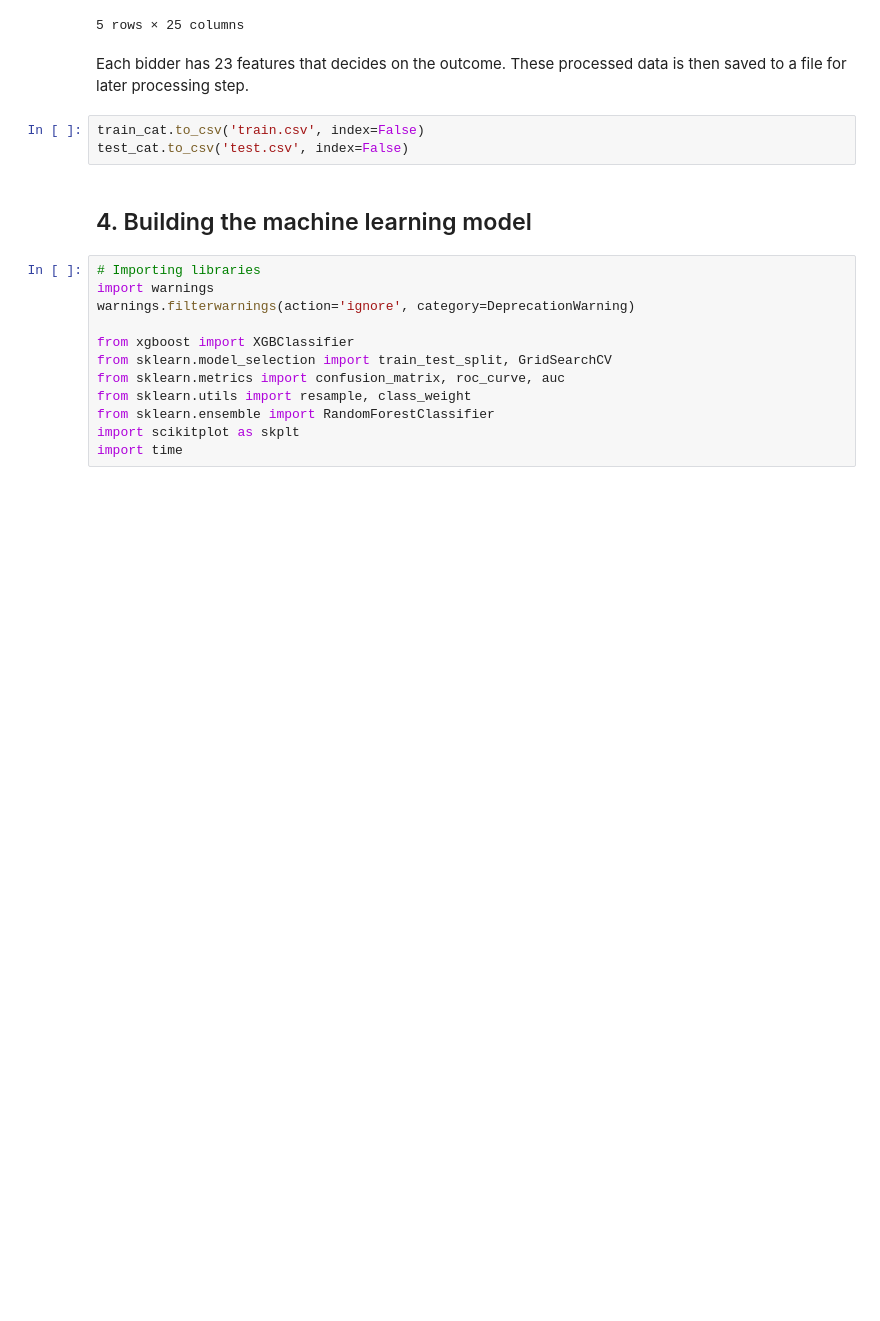
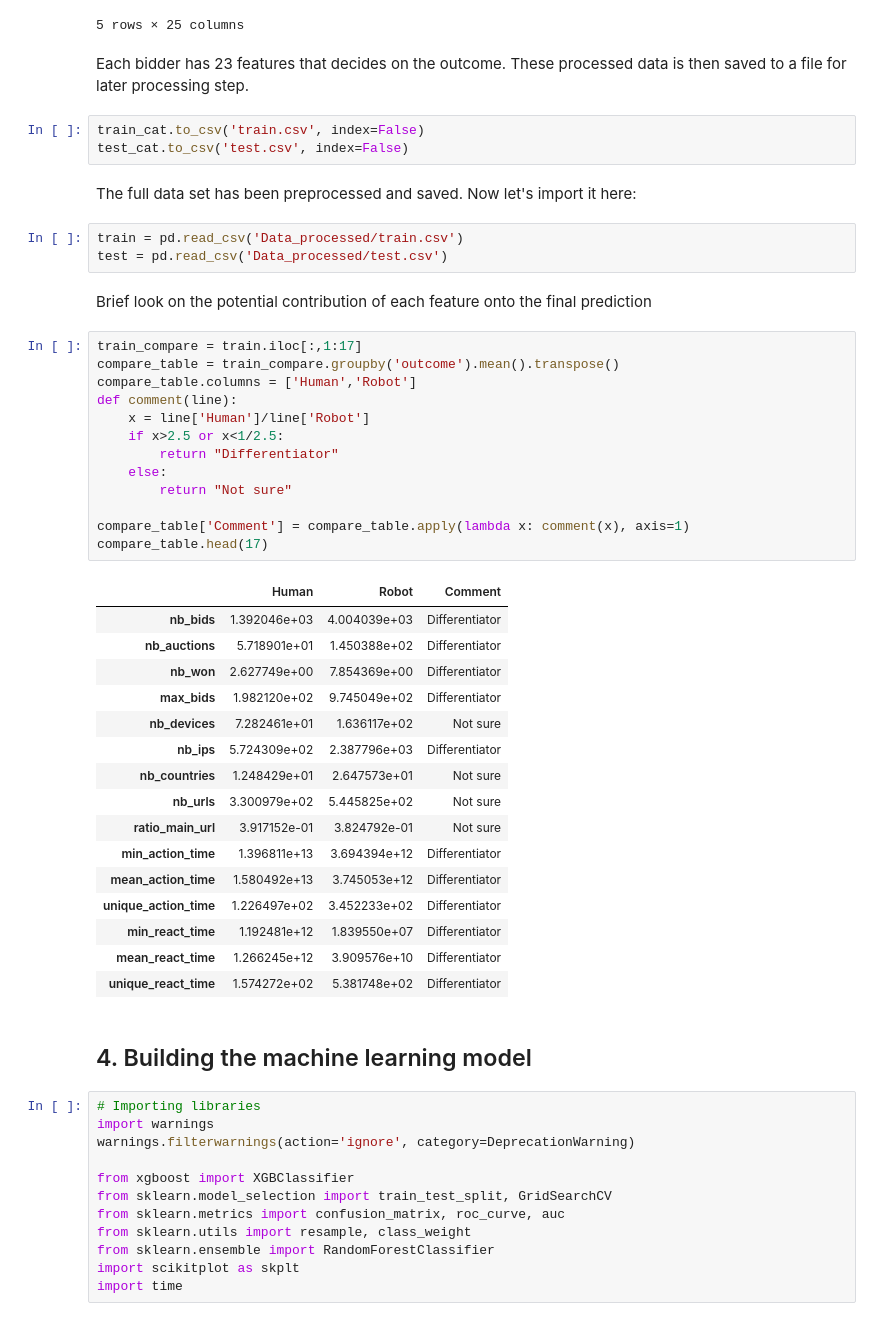
Before and after one commit to dmnguyen92/Facebook-recruit-Humans-or-bots, a Jupyter notebook: Facebook: Human or Bots.ipynb, the cells around one changed output. Drawn from its saved outputs; the diff is of its cells as text; blank space fills up the shorter version.

```diff
--- a/Facebook: Human or Bots.ipynb
+++ b/Facebook: Human or Bots.ipynb
@@ -509,6 +509,43 @@ Each bidder has 23 features that decides on the outcome. These processed data is
 # %%
 train_cat.to_csv('train.csv', index=False)
 test_cat.to_csv('test.csv', index=False)
+# %% [markdown]
+The full data set has been preprocessed and saved. Now let's import it here:
+# %%
+train = pd.read_csv('Data_processed/train.csv')
+test = pd.read_csv('Data_processed/test.csv')
+# %% [markdown]
+Brief look on the potential contribution of each feature onto the final prediction
+# %%
+train_compare = train.iloc[:,1:17]
+compare_table = train_compare.groupby('outcome').mean().transpose()
+compare_table.columns = ['Human','Robot']
+def comment(line):
+    x = line['Human']/line['Robot']
+    if x>2.5 or x<1/2.5:
+        return "Differentiator"
+    else:
+        return "Not sure"
+
+compare_table['Comment'] = compare_table.apply(lambda x: comment(x), axis=1)
+compare_table.head(17)
+# %% [output]
+|  | Human | Robot | Comment |
+| nb_bids | 1.392046e+03 | 4.004039e+03 | Differentiator |
+| nb_auctions | 5.718901e+01 | 1.450388e+02 | Differentiator |
+| nb_won | 2.627749e+00 | 7.854369e+00 | Differentiator |
+| max_bids | 1.982120e+02 | 9.745049e+02 | Differentiator |
+| nb_devices | 7.282461e+01 | 1.636117e+02 | Not sure |
+| nb_ips | 5.724309e+02 | 2.387796e+03 | Differentiator |
+| nb_countries | 1.248429e+01 | 2.647573e+01 | Not sure |
+| nb_urls | 3.300979e+02 | 5.445825e+02 | Not sure |
+| ratio_main_url | 3.917152e-01 | 3.824792e-01 | Not sure |
+| min_action_time | 1.396811e+13 | 3.694394e+12 | Differentiator |
+| mean_action_time | 1.580492e+13 | 3.745053e+12 | Differentiator |
+| unique_action_time | 1.226497e+02 | 3.452233e+02 | Differentiator |
+| min_react_time | 1.192481e+12 | 1.839550e+07 | Differentiator |
+| mean_react_time | 1.266245e+12 | 3.909576e+10 | Differentiator |
+| unique_react_time | 1.574272e+02 | 5.381748e+02 | Differentiator |
 # %% [markdown]
 <a id="ch4"></a>
 
```
Also changed, not shown: parts of 2 cells of this notebook.
